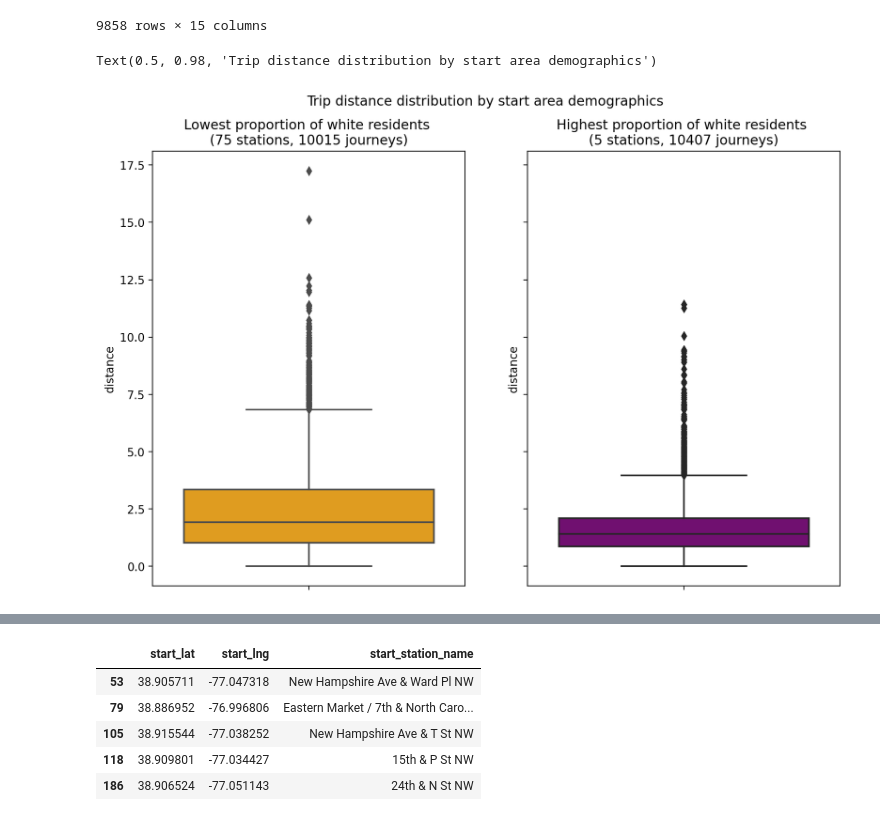
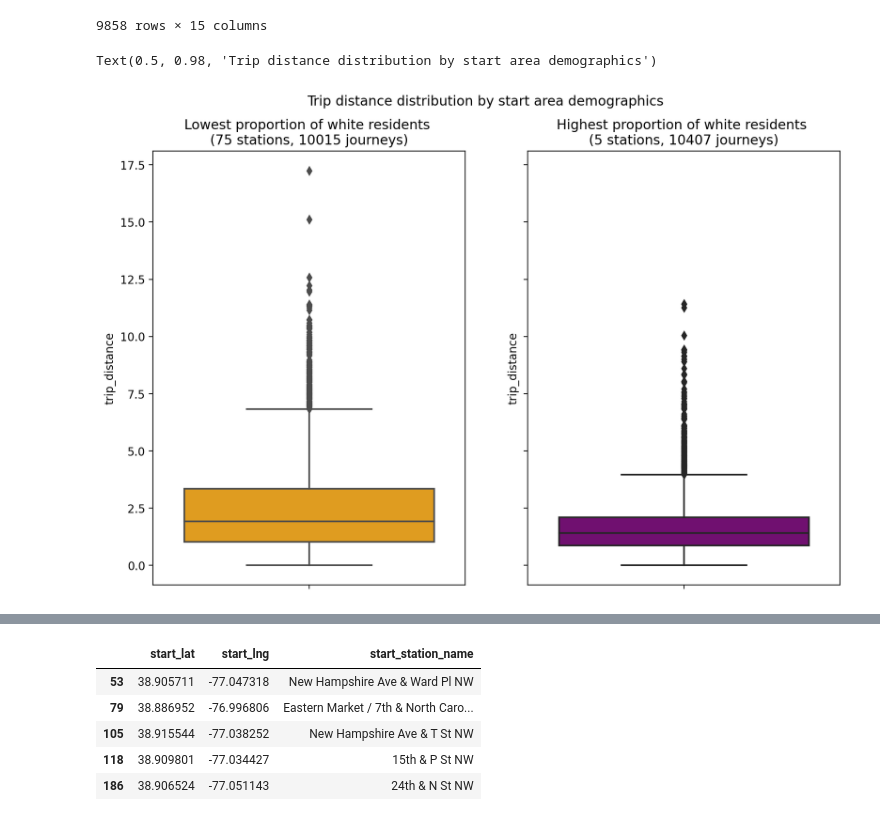
Before and after one commit to sian0x0/CA-data-science, a Jupyter notebook: 1-3/Capital_EDA_final_graphs.ipynb, the cells around one changed output, grey strips where cells are left out. Saved outputs shown, nothing was run; the diff lists cells and outputs as text; code cells hidden in the pictures.

```diff
--- a/1-3/Capital_EDA_final_graphs.ipynb
+++ b/1-3/Capital_EDA_final_graphs.ipynb
@@ -50,7 +50,7 @@ plt.title("Hour-periods when journeys started (April 2023)")
 Text(0.5, 1.0, 'Hour-periods when journeys started (April 2023)')
 [figure]
 # %%
-# create a straight-line vector distance from the start and end coordinates
+# trip distance: create a straight-line vector distance from the start and end coordinates
 #source for function: https://kanoki.org/2019/12/27/how-to-calculate-distance-in-python-and-pandas-using-scipy-spatial-and-distance-functions/#calculate-distance-between-origin-and-dest
 def haversine_vectorize(lon1, lat1, lon2, lat2):
 
@@ -65,7 +65,7 @@ def haversine_vectorize(lon1, lat1, lon2, lat2):
     km = 6367 * dist #6367 for distance in KM for miles use 3958
     return km
 
-df_2023_04['distance'] = haversine_vectorize(df_2023_04['start_lng'],df_2023_04['start_lat'],df_2023_04['end_lng'], df_2023_04['end_lat'])
+df_2023_04['trip_distance'] = haversine_vectorize(df_2023_04['start_lng'],df_2023_04['start_lat'],df_2023_04['end_lng'], df_2023_04['end_lat'])
 # %%
 #add a new column for elapsed time using logical comparison of datetime objects
 df_2023_04['elapsed'] = (df_2023_04.ended_at - df_2023_04.started_at)
@@ -88,7 +88,7 @@ display(df_2023_04.sort_values('elapsed'))
 # %%
 #filter journeys of 0 net distance AND time less than 5 minutes (300s), to exclude only false starts but not round trips
 t_threshold = datetime.timedelta(minutes = 5)
-df_fs = (df_2023_04[(df_2023_04.distance == 0) & (df_2023_04.elapsed < t_threshold)])
+df_fs = (df_2023_04[(df_2023_04.trip_distance == 0) & (df_2023_04.elapsed < t_threshold)])
 #display(df_fs)
 df_fs.elapsed.describe()
 
@@ -180,14 +180,14 @@ distances, indices = ball.query(df_census[["Latitude Centroid_rad", "Longitude C
 distances = distances * 6.371 #to km
 
 #The result is two arrays: distances; indices of the neighboring locations in the DataFrame used to construct the tree
-#The indices can be then be mapped to useful values and both arrays easily merged with the rest of the data.
+#The indices can be then be mapped to useful values and both arrays merged with the rest of the data.
 
 #source: https://stackoverflow.com/questions/69262454/how-do-i-map-a-numpy-array-and-an-indices-array-to-a-pandas-dataframe
 dists = pd.DataFrame(distances).stack()
 rel = pd.DataFrame(indices).stack()
-neighbor_df = pd.merge(dists.rename('distance'), rel.rename('neighbor_idx'), right_index=True, left_index=True)
+neighbor_df = pd.merge(dists.rename('stn_distance'), rel.rename('neighbor_idx'), right_index=True, left_index=True)
 neighbor_df = neighbor_df.reset_index(level=1)
-neighbor_df.columns = ['neighbor_number', 'distance', 'neighbor_idx']
+neighbor_df.columns = ['neighbor_number', 'stn_distance', 'neighbor_idx']
 
 #add the two nearest stations's ID and distance to each census tract
 df_census_stn = df_census.join(neighbor_df).merge(df_stations[['start_station_name']], left_on='neighbor_idx', right_index=True, suffixes=("", "_neighbor")).drop('neighbor_idx', axis=1)
@@ -367,15 +367,16 @@ df_trips_low_w_75.sort_values(by='elapsed')
 | 147348 | 8EFA3B79E43142FF | classic_bike | 2023-04-02 03:47:18 | 2023-04-03 03:40:07 | New York Ave & Hecht Ave NE | 31518.0 | Georgia Ave & Dahlia St NW | ... |
 9858 rows × 15 columns
 # %%
+#Plot trip distances by race data
 fig, axes=plt.subplots(1,2, figsize=(11,7), sharey=True)
-sns.boxplot(ax=axes[0], data=df_trips_low_w_75, y=df_trips_low_w_75.distance, color='orange')
+sns.boxplot(ax=axes[0], data=df_trips_low_w_75, y=df_trips_low_w_75.trip_distance, color='orange')
 axes[0].set_title('Lowest proportion of white residents \n(75 stations, 10015 journeys)')
-sns.boxplot(ax=axes[1],data=df_trips_high_w, y=df_trips_high_w.distance,  color='purple')
+sns.boxplot(ax=axes[1],data=df_trips_high_w, y=df_trips_high_w.trip_distance,  color='purple')
 axes[1].set_title('Highest proportion of white residents \n(5 stations, 10407 journeys)')
 fig.suptitle('Trip distance distribution by start area demographics')
 # %% [output]
 Text(0.5, 0.98, 'Trip distance distribution by start area demographics')
-[figure, old version]
+[figure, new version]
 # %%
 #map highest vs lowest
 import folium
```
Also changed, not shown: parts of 5 cells of this notebook, 2 other files.
